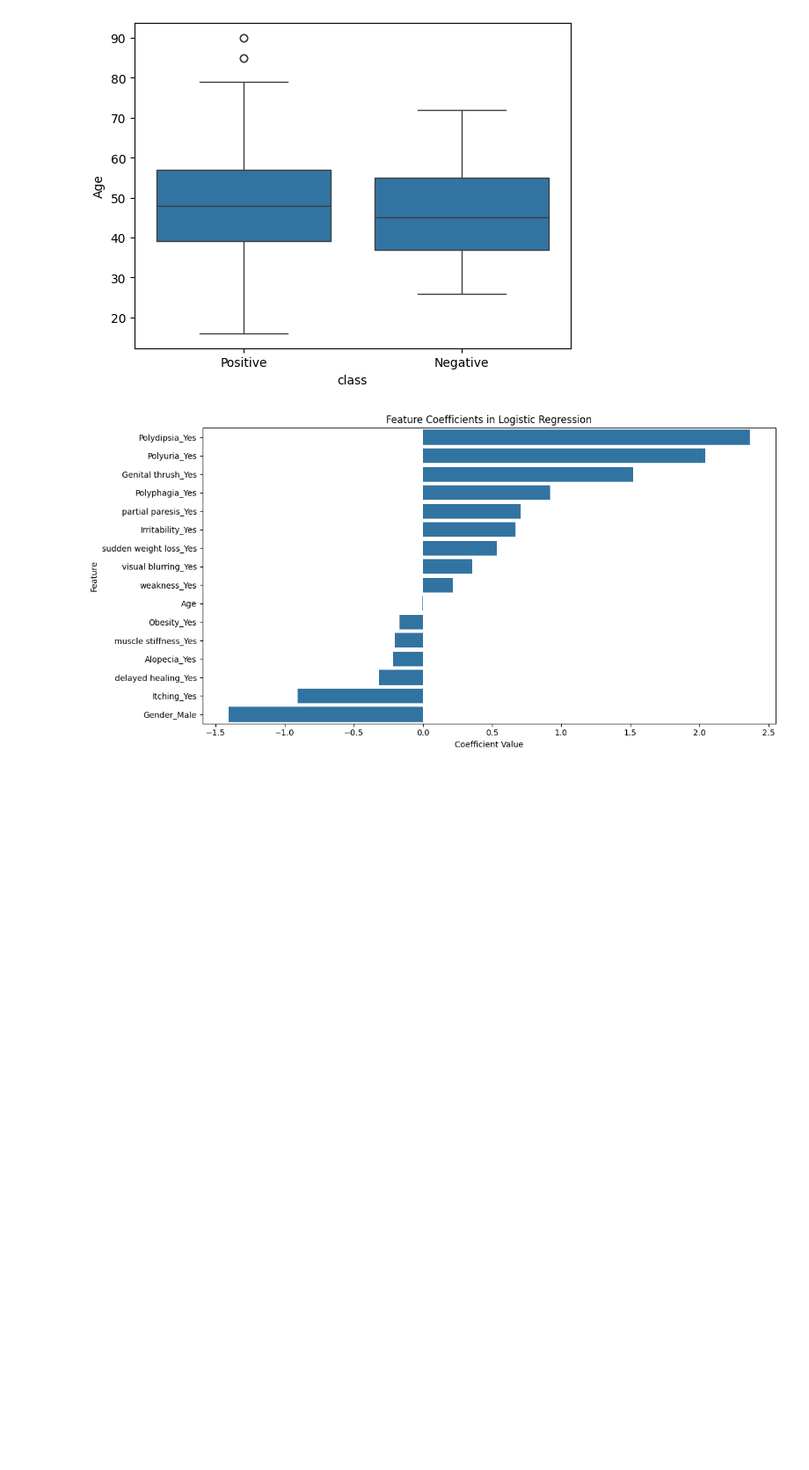
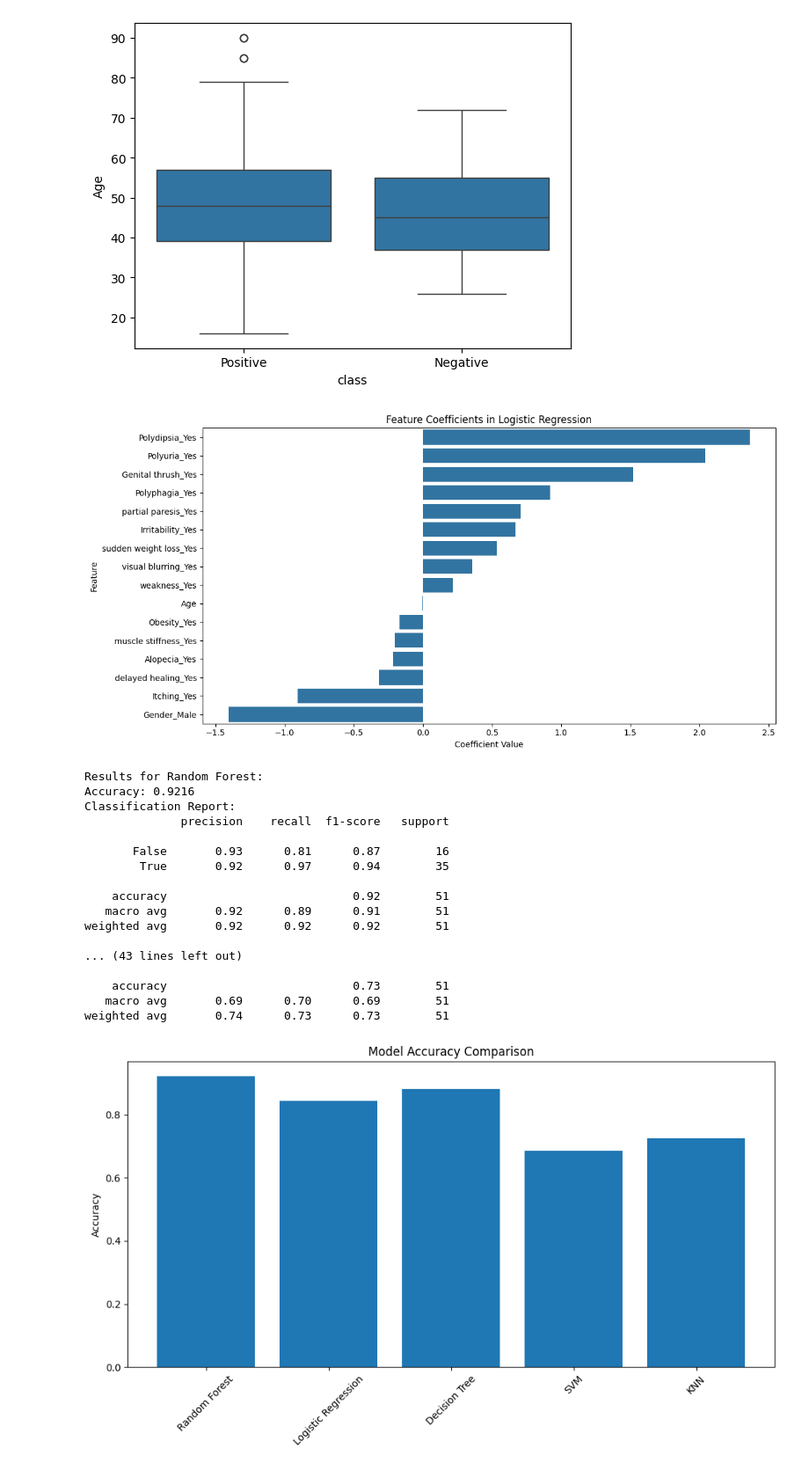
Before and after one commit to dineshram18/Capstone_Project, a Jupyter notebook: Data Wrangling.ipynb, the cells around one changed output. Shown: that part at 88% size. Cells and saved outputs as stored; diff of their text form; code cells hidden in the pictures; blank space fills up the shorter version.

Commit message:
models are generated from data

```diff
--- a/Data Wrangling.ipynb
+++ b/Data Wrangling.ipynb
@@ -324,3 +324,77 @@ Feature Coefficients:
 1              Gender_Male    -1.405505
 [figure]
 [figure]
+# %%
+from sklearn.linear_model import LogisticRegression
+from sklearn.tree import DecisionTreeClassifier
+from sklearn.ensemble import RandomForestClassifier
+from sklearn.svm import SVC
+from sklearn.neighbors import KNeighborsClassifier
+from sklearn.metrics import accuracy_score, classification_report, confusion_matrix
+import seaborn as sns
+import matplotlib.pyplot as plt
+
+# Initialize models
+models = {
+    #'Linear Regression': LogisticRegression(random_state=42),
+    'Random Forest': RandomForestClassifier(random_state=42),
+    'Logistic Regression': LogisticRegression(random_state=42),
+    'Decision Tree': DecisionTreeClassifier(random_state=42),
+    'SVM': SVC(random_state=42),
+    'KNN': KNeighborsClassifier()
+}
+
+# Train and evaluate models
+results = {}
+for name, model in models.items():
+    # Train the model
+    model.fit(X_train, y_train)
+
+    # Make predictions
+    y_pred = model.predict(X_test)
+
+    # Calculate accuracy
+    accuracy = accuracy_score(y_test, y_pred)
+
+    # Store results
+    results[name] = {
+        'accuracy': accuracy,
+        'classification_report': classification_report(y_test, y_pred),
+        'confusion_matrix': confusion_matrix(y_test, y_pred)
+    }
+
+    print(f"\
+Results for {name}:")
+    print(f"Accuracy: {accuracy:.4f}")
+    print("\
+Classification Report:")
+    print(results[name]['classification_report'])
+
+# Plot accuracy comparison
+plt.figure(figsize=(10, 6))
+accuracies = [results[model]['accuracy'] for model in models.keys()]
+plt.bar(models.keys(), accuracies)
+plt.title('Model Accuracy Comparison')
+plt.xticks(rotation=45)
+plt.ylabel('Accuracy')
+plt.tight_layout()
+plt.show()
+# %% [output]
+Results for Random Forest:
+Accuracy: 0.9216
+Classification Report:
+              precision    recall  f1-score   support
+
+       False       0.93      0.81      0.87        16
+        True       0.92      0.97      0.94        35
+
+    accuracy                           0.92        51
+   macro avg       0.92      0.89      0.91        51
+weighted avg       0.92      0.92      0.92        51
+
+... (43 lines left out)
+
+    accuracy                           0.73        51
+   macro avg       0.69      0.70      0.69        51
+weighted avg       0.74      0.73      0.73        51
+[figure, added]
```
